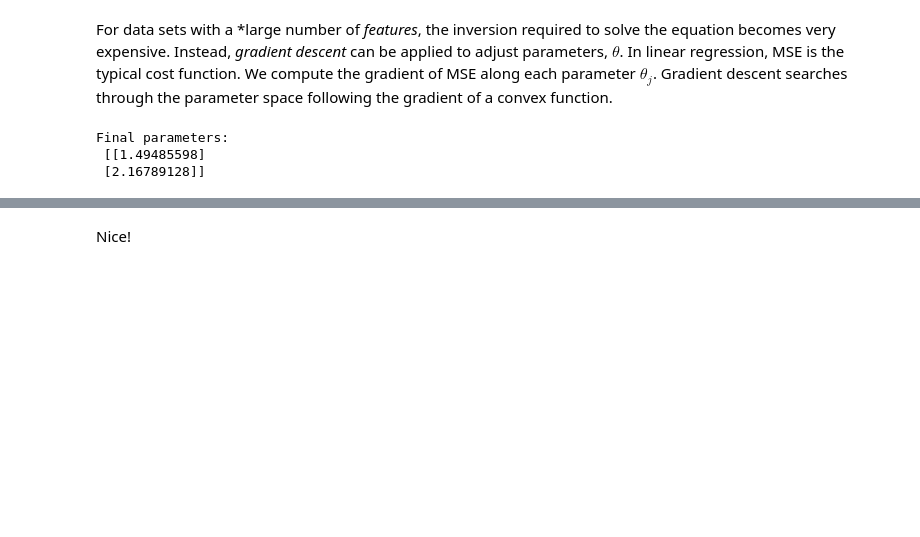
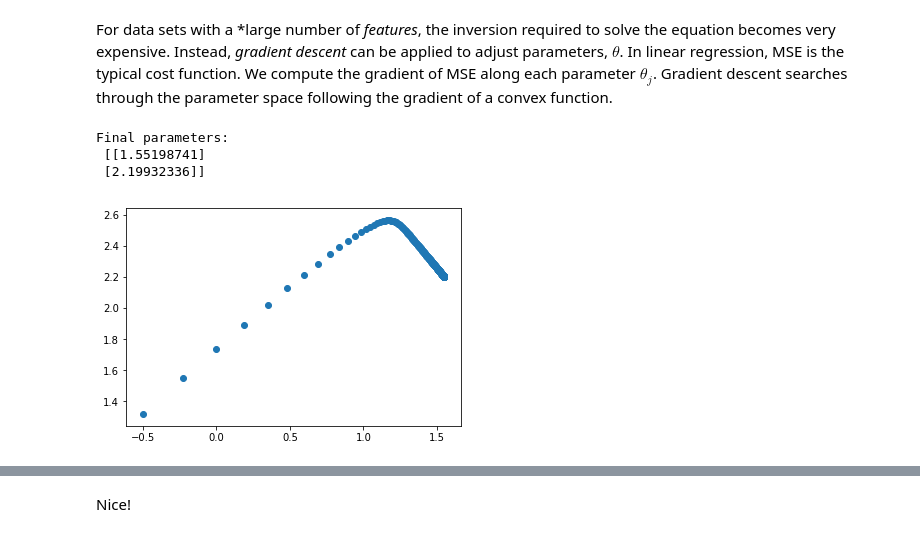
Before and after one commit to drpjm/python-ml-sandbox, a Jupyter notebook: Chapter04-Training/LinearRegression.ipynb, the cells around one changed output, grey strips where cells are left out. Cells and saved outputs as stored; diff of their text form; code cells hidden in the pictures; blank space fills up the shorter version.

Commit message:
Added more gradient descent vizualization code.

```diff
--- a/Chapter04-Training/LinearRegression.ipynb
+++ b/Chapter04-Training/LinearRegression.ipynb
@@ -83,7 +85,13 @@ def gradient_descent(X, y, n_params, eta, tolerance):
 # %%
-params = gradient_descent(X_b, y, 2, 0.1, 0.001)
-print("Final parameters:\n " + str(params))
+[theta, all_thetas] = gradient_descent(X_b, y, 2, 0.05, 0.001)
+print("Final parameters:\n " + str(theta))
 # %% [output]
 Final parameters:
- [[1.49485598]
- [2.16789128]]
+ [[1.55198741]
+ [2.19932336]]
+# %%
+# Plot the evolution of theta in parameter space
+plt.scatter(all_thetas[0],all_thetas[1])
+plt.show()
+# %% [output]
+[figure, added]
```
Also changed, not shown: parts of 22 cells of this notebook.
